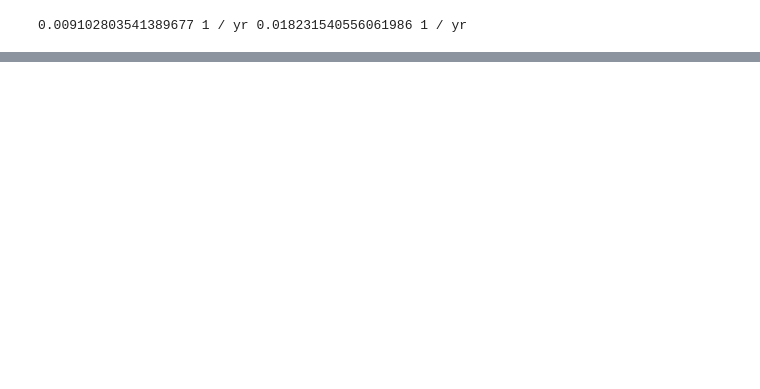
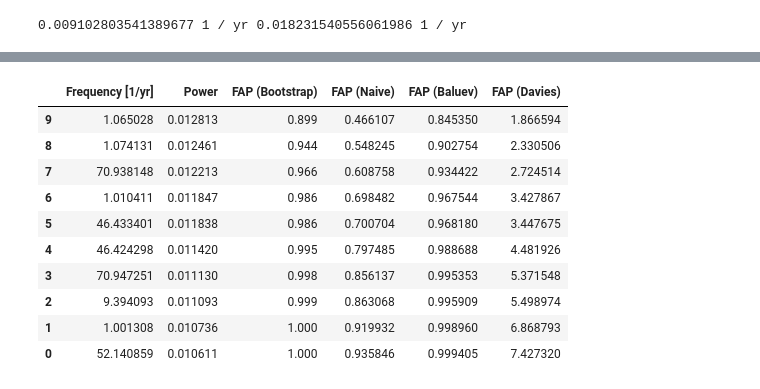
Before and after one commit to DarkWake9/Project-LP, a Jupyter notebook: task3.ipynb, the cells around one changed output, grey strips where cells are left out. Saved outputs shown, nothing was run; the diff lists cells and outputs as text; code cells hidden in the pictures; blank space fills up the shorter version.

```diff
--- a/task3.ipynb
+++ b/task3.ipynb
@@ -428,0 +535,4 @@ plt.show()
+# %%
+freq_73, power_73 = lsp.autopower(minimum_frequency=1e-8/un.year, maximum_frequency=73/un.year)
+
+freq_73_d2, power_73_d2 = lsp_d2.autopower(minimum_frequency=1e-8/un.year, maximum_frequency=73/un.year)
@@ -428,0 +561,11 @@ plt.show()
+# %%
+freq_73_top_num = 10
+freq_73_top4_power = np.sort(power_73)[-freq_73_top_num:]
+freq_73_power_ind = np.argsort(power_73)[-freq_73_top_num:]
+freq_73_top4_freq = freq_73[freq_73_power_ind]
+
+freq_73_top4_power_d2 = np.sort(power_73_d2)[-freq_73_top_num:]
+freq_73_power_d2_ind = np.argsort(power_73_d2)[-freq_73_top_num:]
+freq_73_top4_freq_d2 = freq_73_d2[freq_73_power_d2_ind]
+# %%
+table9 = pd.DataFrame({'Frequency [1/yr]': freq_73_top4_freq, 'Power': freq_73_top4_power, 'FAP (Bootstrap)': lsp.false_alarm_probability(freq_73_top4_power, method='bootstrap'), 'FAP (Naive)': lsp.false_alarm_probability(freq_73_top4_power, method='naive'), 'FAP (Baluev)': lsp.false_alarm_probability(freq_73_top4_power, method='baluev'), 'FAP (Davies)': lsp.false_alarm_probability(freq_73_top4_power, method='davies')})
@@ -428,0 +574,14 @@ plt.show()
+# %%
+table9[::-1]
+# %% [output]
+|  | Frequency [1/yr] | Power | FAP (Bootstrap) | FAP (Naive) | FAP (Baluev) | FAP (Davies) |
+| 9 | 1.065028 | 0.012813 | 0.899 | 0.466107 | 0.845350 | 1.866594 |
+| 8 | 1.074131 | 0.012461 | 0.944 | 0.548245 | 0.902754 | 2.330506 |
+| 7 | 70.938148 | 0.012213 | 0.966 | 0.608758 | 0.934422 | 2.724514 |
+| 6 | 1.010411 | 0.011847 | 0.986 | 0.698482 | 0.967544 | 3.427867 |
+| 5 | 46.433401 | 0.011838 | 0.986 | 0.700704 | 0.968180 | 3.447675 |
+| 4 | 46.424298 | 0.011420 | 0.995 | 0.797485 | 0.988688 | 4.481926 |
+| 3 | 70.947251 | 0.011130 | 0.998 | 0.856137 | 0.995353 | 5.371548 |
+| 2 | 9.394093 | 0.011093 | 0.999 | 0.863068 | 0.995909 | 5.498974 |
+| 1 | 1.001308 | 0.010736 | 1.000 | 0.919932 | 0.998960 | 6.868793 |
+| 0 | 52.140859 | 0.010611 | 1.000 | 0.935846 | 0.999405 | 7.427320 |
```
Also changed, not shown: parts of 39 cells of this notebook, 4 other files.
